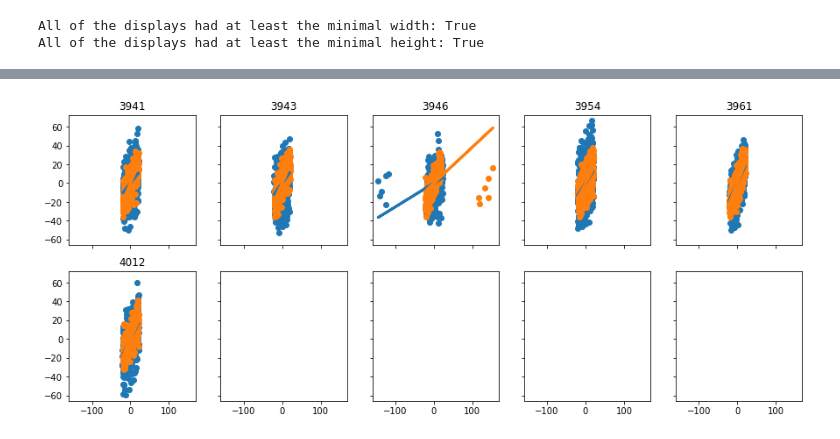
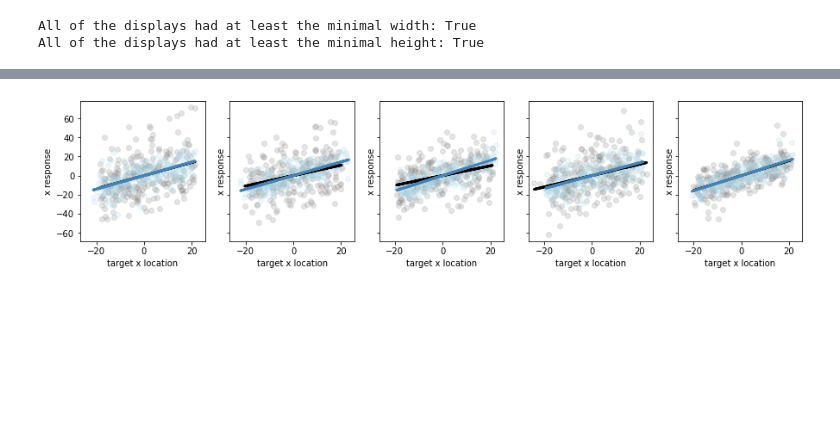
Before and after one commit to ClaraKuper/ManualInhibitionOnline, a Jupyter notebook: analysis/Sanity_Check.ipynb, the cells around one changed output, grey strips where cells are left out. Cells and saved outputs as stored; diff of their text form; code cells hidden in the pictures; blank space fills up the shorter version.

```diff
--- a/analysis/Sanity_Check.ipynb
+++ b/analysis/Sanity_Check.ipynb
@@ -572,19 +478,21 @@ Name: survey_response, dtype: object
 # %%
 jumpColumns = ['subject','trialID', 'rt', 'mt', 'tDur', 'cTouchX', 'cTouchY','sTouchX', 'sTouchY',
                'startTime', 'endTime', 'goSignalTime', 'goTime', 'waitTime',
-               'sideX','sideY', 'centralX', 'centralY', 'jumpedX', 'jumpedY', 'docTouches',
+               'sideX','sideY', 'centralX', 'centralY', 'jumpedX', 'jumpedY', 'offTouches',
+               'windowHeight', 'windowWidth',
                'position', 'stimJumped', 'flashShown', 'inwards',
                'fixTime', 'flashTime', 'trialDuration', 'flashOnTime', 'flashOffTime', 'respTime']
 
 j_data = j_data[jumpColumns]
 
 serialColumns = ['subject','trialID', 'touchX', 'touchY', 'button-x', 'button-y', 'jump-x', 'jump-y',
-                 'tDur', 'startTime', 'endTime', 'waitTime', 'flashTime',
+                 'windowHeight', 'windowWidth',
+                 'tDur', 'startTime', 'endTime', 'waitTime', 'flashTime', 'offTouches',
                  'flashOnTime', 'flashOffTime','touchOn', 'touchOff', 'stimJumped']
 
 s_data = s_data[serialColumns]
 
-# compute the onset relative to the start
+# compute the movement onsets relative to the start of each trial
 def relate_to_onset(data, cols, startcol):
 
     """
@@ -722,6 +767,5 @@ check_soa_xerror_correlation(subjects, df_jump)
 # %%
 # transform the serial data set to one column for each button touch
-
 # initialize lists fro the columns
 X_touch_colnames = []
 Y_touch_colnames = []
@@ -753,13 +797,21 @@ for tar in range(0,6):
     X_target = [df_serial['button-x'][x][tar] for x in df_serial.index]
     Y_target = [df_serial['button-y'][x][tar] for x in df_serial.index]
 
-
     # save in df
     df_serial[timeOn_name] = timeOn_tar
     df_serial[x_touch_name] = X_touch
     df_serial[y_touch_name] = Y_touch
     df_serial[x_target_name] = X_target
     df_serial[y_target_name] = Y_target
+
+    # align to screen center
+    # define how much we need to shift the center to get from the upper left corner to the center of a stimulus
+    upleft_to_center = 25
+
+    # the targets on the screen (need shifting)
+    df_serial = align_to_center(df_serial, [x_target_name, y_target_name], shift = upleft_to_center)
+    # the touch responses (don't need shifting)
+    df_serial = align_to_center(df_serial, [x_touch_name, y_touch_name])
 
     # lift times will be tracked for the first 5 lifts
     if tar < 5:
@@ -789,6 +855,9 @@ def check_touch_target_correlation(subjects, data):
     None
     """
 
+    x_OLS = []
+    y_OLS = []
+
     # get the number of all subjects
     nsubs = len(subjects)
     # always plot 5 columns
@@ -803,49 +872,60 @@ def check_touch_target_correlation(subjects, data):
     # loop through all subjects
     for s_idx, s in enumerate(subjects):
 
-        try:
 
-            # filter the dataframe
-            sdf = data[data.subject == s].copy()
+        # filter the dataframe
+        sdf = data[data.subject == s].copy()
 
-            # step 1.1.: correct the y position with
-            sdf.loc[sdf.index, X_target_colnames] -= sdf[X_target_colnames].mean()
-            sdf.loc[sdf.index, Y_target_colnames] -= sdf[Y_target_colnames].mean()
+        # step 1.1.: center the x and y positions around their mean (collaps across all dots)
+        sdf.loc[sdf.index, X_target_colnames] -= sdf[X_target_colnames].mean()
+        sdf.loc[sdf.index, Y_target_colnames] -= sdf[Y_target_colnames].mean()
 
-            sdf.loc[sdf.index, X_touch_colnames] -= sdf[X_touch_colnames].mean()
-            sdf.loc[sdf.index, Y_touch_colnames] -= sdf[Y_touch_colnames].mean()
+        sdf.loc[sdf.index, X_touch_colnames] -= sdf[X_touch_colnames].mean()
+        sdf.loc[sdf.index, Y_touch_colnames] -= sdf[Y_touch_colnames].mean()
 
 
-            # step 2: make a long list of the x positions
-            x_targets = pd.concat([sdf[x] for x in X_target_colnames], axis = 0, ignore_index = True)
-            y_targets = pd.concat([sdf[x] for x in Y_target_colnames], axis = 0, ignore_index = True)
+        # step 2: make a long list of the x positions
+        x_targets = pd.concat([sdf[x] for x in X_target_colnames], axis = 0, ignore_index = True)
+        y_targets = pd.concat([sdf[x] for x in Y_target_colnames], axis = 0, ignore_index = True)
 
-            x_touches = pd.concat([sdf[x] for x in X_touch_colnames], axis = 0, ignore_index = True)
-            y_touches = pd.concat([sdf[x] for x in Y_touch_colnames], axis = 0, ignore_index = True)
+        x_touches = pd.concat([sdf[x] for x in X_touch_colnames], axis = 0, ignore_index = True)
+        y_touches = pd.concat([sdf[x] for x in Y_touch_colnames], axis = 0, ignore_index = True)
 
-            # step 3: plot the correlation between x position and x touch
-            axs_touch_target.flatten()[s_idx].scatter(x_targets, x_touches)
-            axs_touch_target.flatten()[s_idx].scatter(y_targets, y_touches)
+        # step 3: plot the correlation between x position and x touch
+        axs_touch_target.flatten()[s_idx].scatter(x_targets, x_touches, c = 'grey', alpha = 0.2)
+        axs_touch_target.flatten()[s_idx].scatter(y_targets, y_touches, c = 'lightblue', alpha = 0.2)
+        axs_touch_target.flatten()[s_idx].set_xlabel('target x location')
+        axs_touch_target.flatten()[s_idx].set_ylabel('x response')
 
-            # step 4: fit the regression
-            regr_X = linear_model.LinearRegression()
-            regr_X.fit(x_targets.values.reshape([-1,1]), x_touches.values.reshape([-1,1]))
+        # step 4: fit the regression
+        # add a constant offset to the target
+        xTarget_sm = sm.add_constant(x_targets)
+        yTarget_sm = sm.add_constant(y_targets)
 
-            regr_Y = linear_model.LinearRegression()
-            regr_Y.fit(y_targets.values.reshape([-1,1]), y_touches.values.reshape([-1,1]))
-            print(regr_X.coef_)
+        # fit and summarize the x model
+        model_x = sm.OLS(x_touches, xTarget_sm)
+        results_x = model_x.fit()
+        x_OLS.append(results_x)
 
-            x_touches_pred = regr_X.predict(x_targets.values.reshape([-1,1]))
-            y_touches_pred = regr_Y.predict(y_targets.values.reshape([-1,1]))
+        # fit and summarize the y model
+        model_y = sm.OLS(y_touches, yTarget_sm)
+        results_y = model_y.fit()
+        y_OLS.append(results_y)
 
-            axs_touch_target.flatten()[s_idx].plot(x_targets, x_touches_pred, linewidth = 3);
-            axs_touch_target.flatten()[s_idx].plot(y_targets, y_touches_pred, linewidth = 3);
-            axs_touch_target.flatten()[s_idx].set_title(s)
+        # plot the regression:
+        axs_touch_target.flatten()[s_idx].plot(x_targets, results_x.predict(), c = 'black', linewidth = 3);
+        axs_touch_target.flatten()[s_idx].plot(y_targets, results_y.predict(), c = 'steelblue', linewidth = 3);
 
-            # TODO: define and check regression conditions:
-        except ValueError:
-            print('something went wrong with subject {}'.format(s))
+        # check if the slopes are positive
+        if results_x.params[0] < 0 or results_y.params[0] < 0:
+            print('subject {} had a negative correlation between the position of the target and the location the response')
 
+        # check if the slope is significant
+        if results_x.pvalues[0] > 0.05 or results_y.pvalues[0] > 0.05:
+
+            print('subject {} at a non-significant response slope in at least one direction'.format(s))
+
+    return x_OLS, y_OLS
 # run the check
-check_touch_target_correlation(subjects, df_nojump)
+OLS_x, OLS_y = check_touch_target_correlation(subjects, df_nojump)
 # %% [output]
@@ -858 +932 @@ check_touch_target_correlation(subjects, df_nojump)
-[figure, old version]
+[figure, new version]
```
Also changed, not shown: parts of 35 cells of this notebook, 10 other files.
